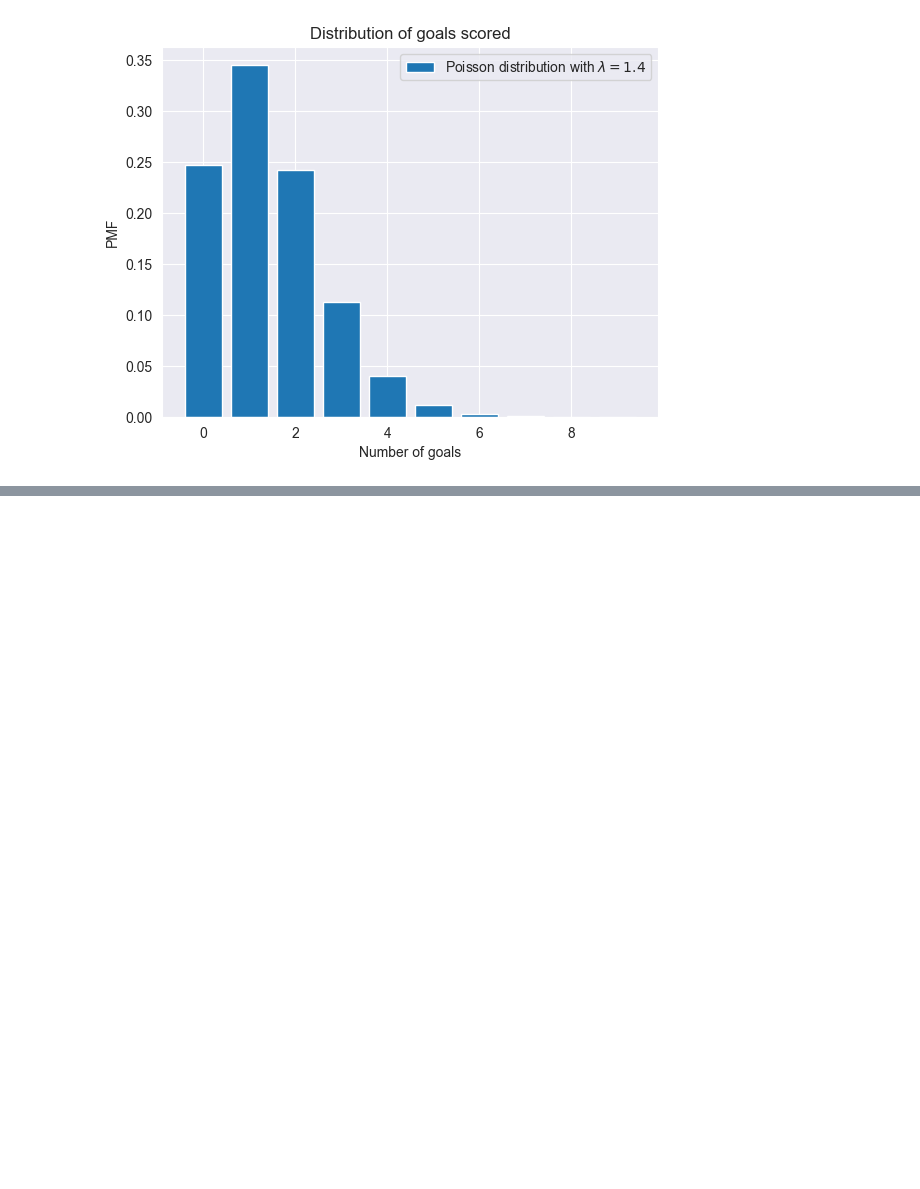
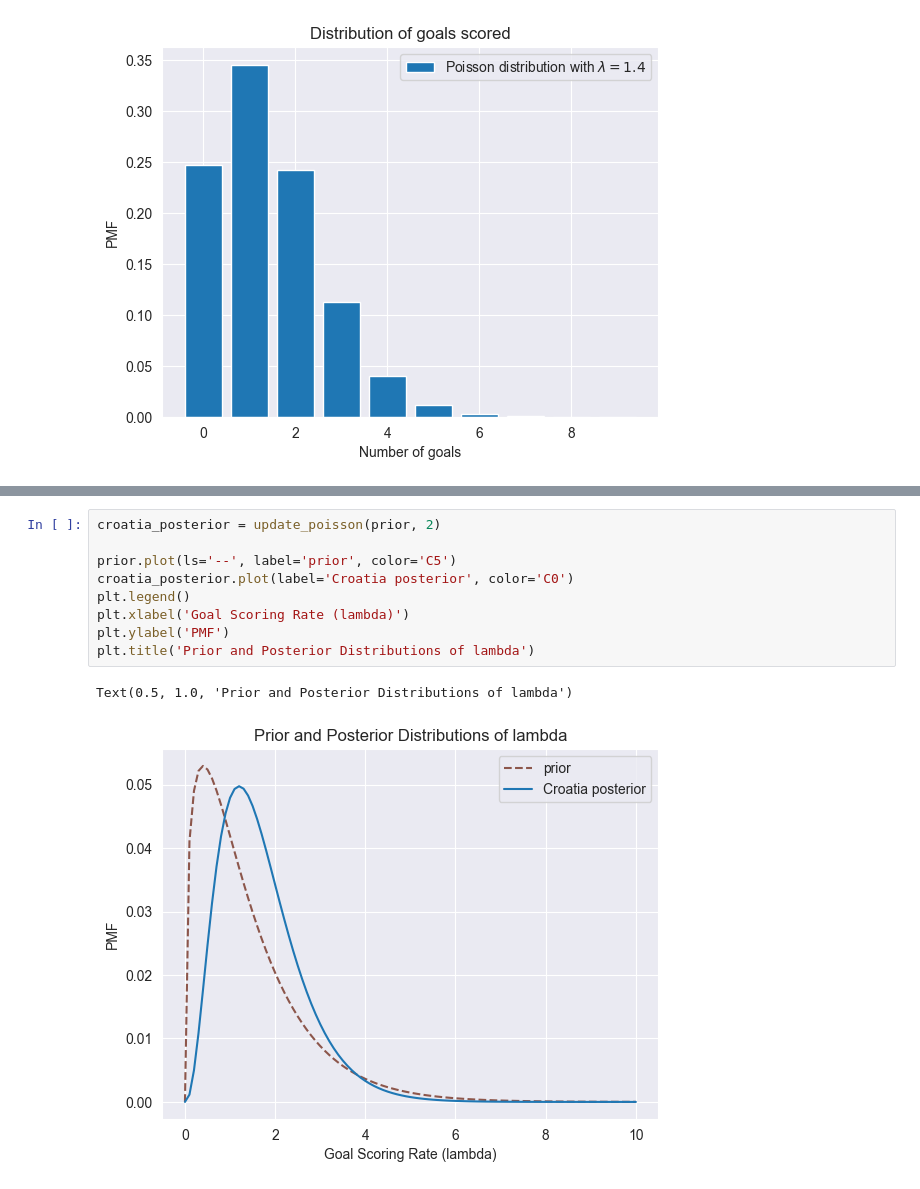
Before and after one commit to Xupeiyi/think-bayes, a Jupyter notebook: chapter8.ipynb, the cells around one changed output, grey strips where cells are left out. Cells and saved outputs as stored; diff of their text form; blank space fills up the shorter version.

```diff
--- a/chapter8.ipynb
+++ b/chapter8.ipynb
@@ -37,0 +82,12 @@ Text(0.5, 1.0, 'Distribution of goals scored')
+# %%
+croatia_posterior = update_poisson(prior, 2)
+
+prior.plot(ls='--', label='prior', color='C5')
+croatia_posterior.plot(label='Croatia posterior', color='C0')
+plt.legend()
+plt.xlabel('Goal Scoring Rate (lambda)')
+plt.ylabel('PMF')
+plt.title('Prior and Posterior Distributions of lambda')
+# %% [output]
+Text(0.5, 1.0, 'Prior and Posterior Distributions of lambda')
+[figure, added]
```
Also changed, not shown: parts of 9 cells of this notebook.
